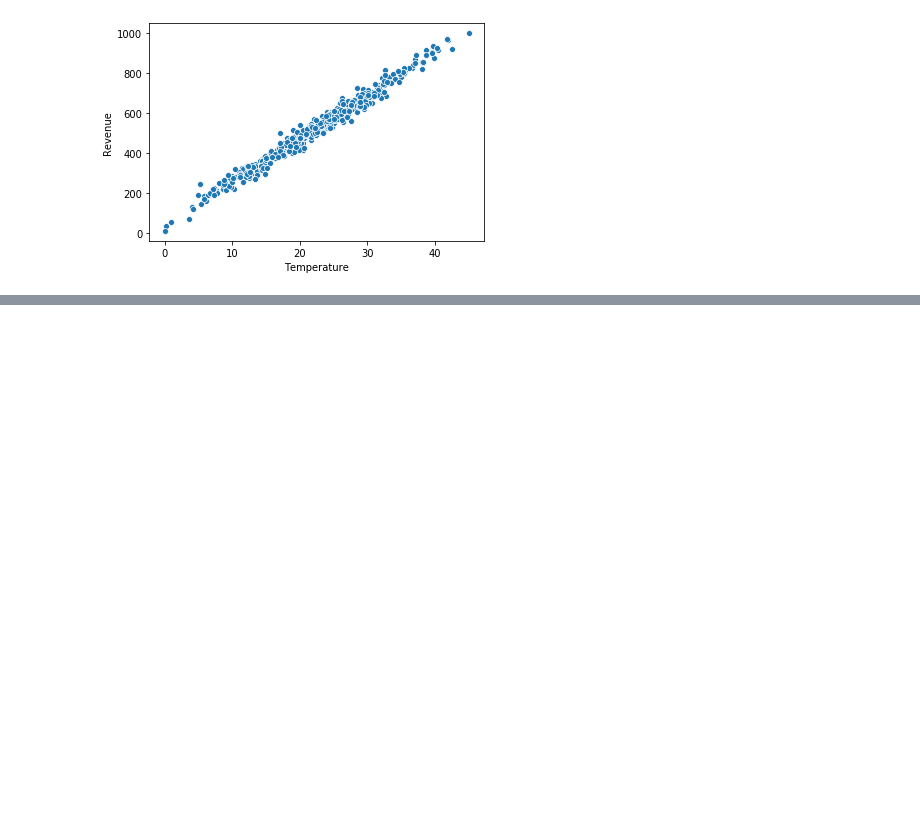
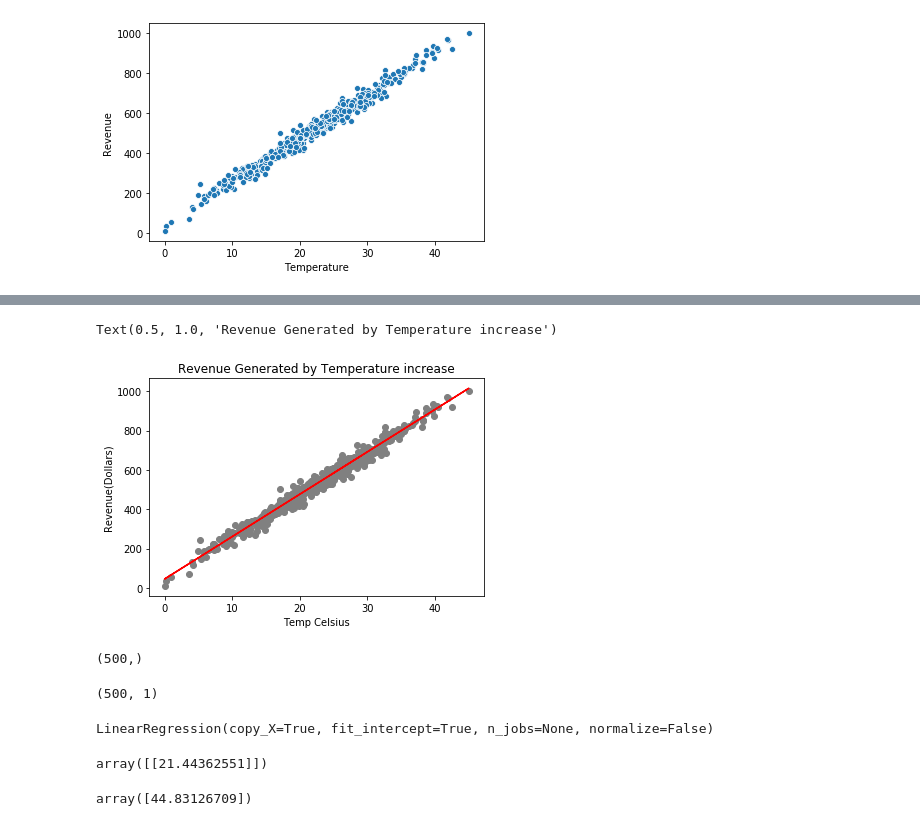
Before and after one commit to marcelounb/DeepLearning, a Jupyter notebook: Projeto2Marcelounb.ipynb, the cells around one changed output, grey strips where cells are left out. Drawn from its saved outputs; the diff is of its cells as text; code cells hidden in the pictures; blank space fills up the shorter version.

```diff
--- a/Projeto2Marcelounb.ipynb
+++ b/Projeto2Marcelounb.ipynb
@@ -44,0 +101,9 @@ model.compile
+# %%
+plt.scatter(x_train, y_train, color='gray')
+plt.plot(x_train, model.predict(x_train), color='red')
+plt.ylabel('Revenue(Dollars)')
+plt.xlabel('Temp Celsius')
+plt.title('Revenue Generated by Temperature increase')
+# %% [output]
+Text(0.5, 1.0, 'Revenue Generated by Temperature increase')
+[figure, added]
@@ -44,0 +114,4 @@ model.compile
+# %%
+y_train.shape
+# %% [output]
+(500,)
@@ -44,0 +120,18 @@ model.compile
+# %%
+y_train.shape
+# %% [output]
+(500, 1)
+# %%
+from sklearn.linear_model import LinearRegression  # Fazendo a regressao linear com o sklearn para comparar com a rede neural
+regressor = LinearRegression()
+regressor.fit(x_train, y_train)
+# %% [output]
+LinearRegression(copy_X=True, fit_intercept=True, n_jobs=None, normalize=False)
+# %%
+regressor.coef_  # Coeficiente de peso
+# %% [output]
+array([[21.44362551]])
+# %%
+regressor.intercept_
+# %% [output]
+array([44.83126709])
```
Also changed, not shown: parts of 9 cells of this notebook.
